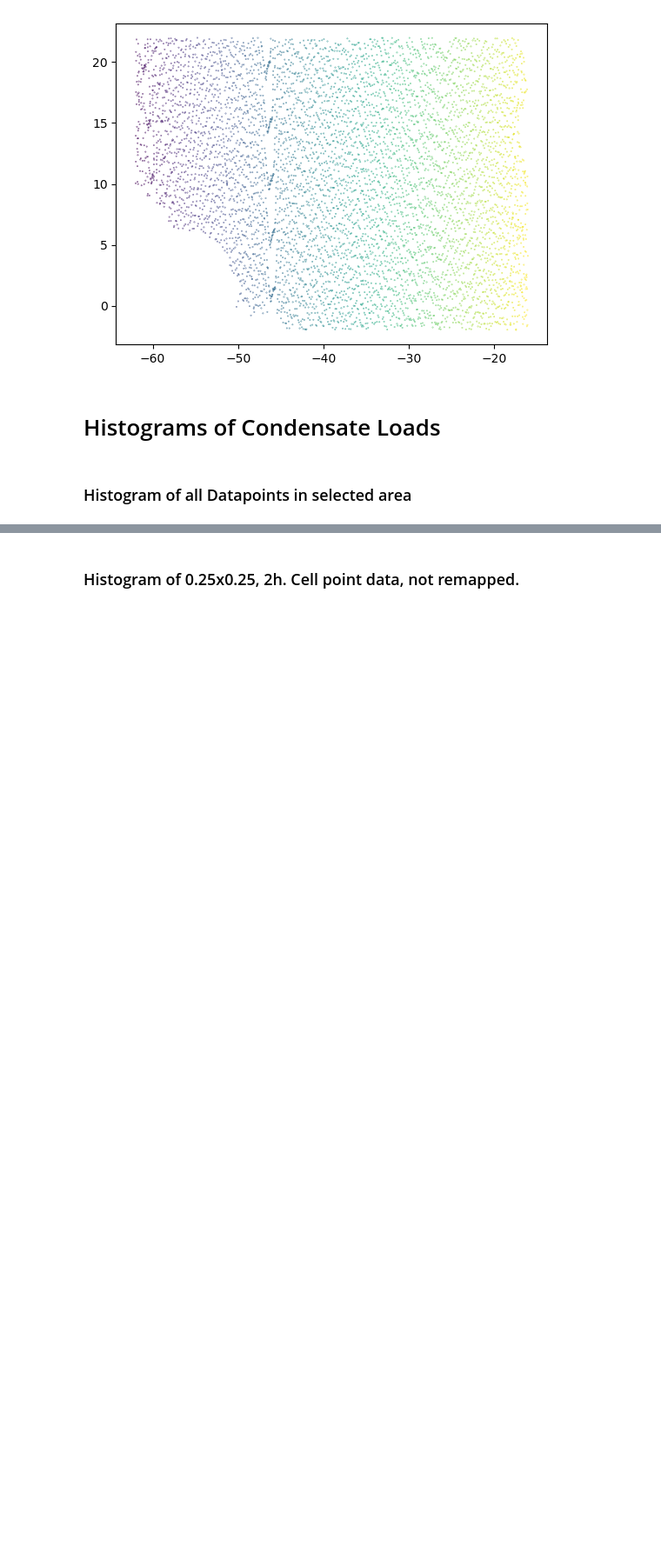
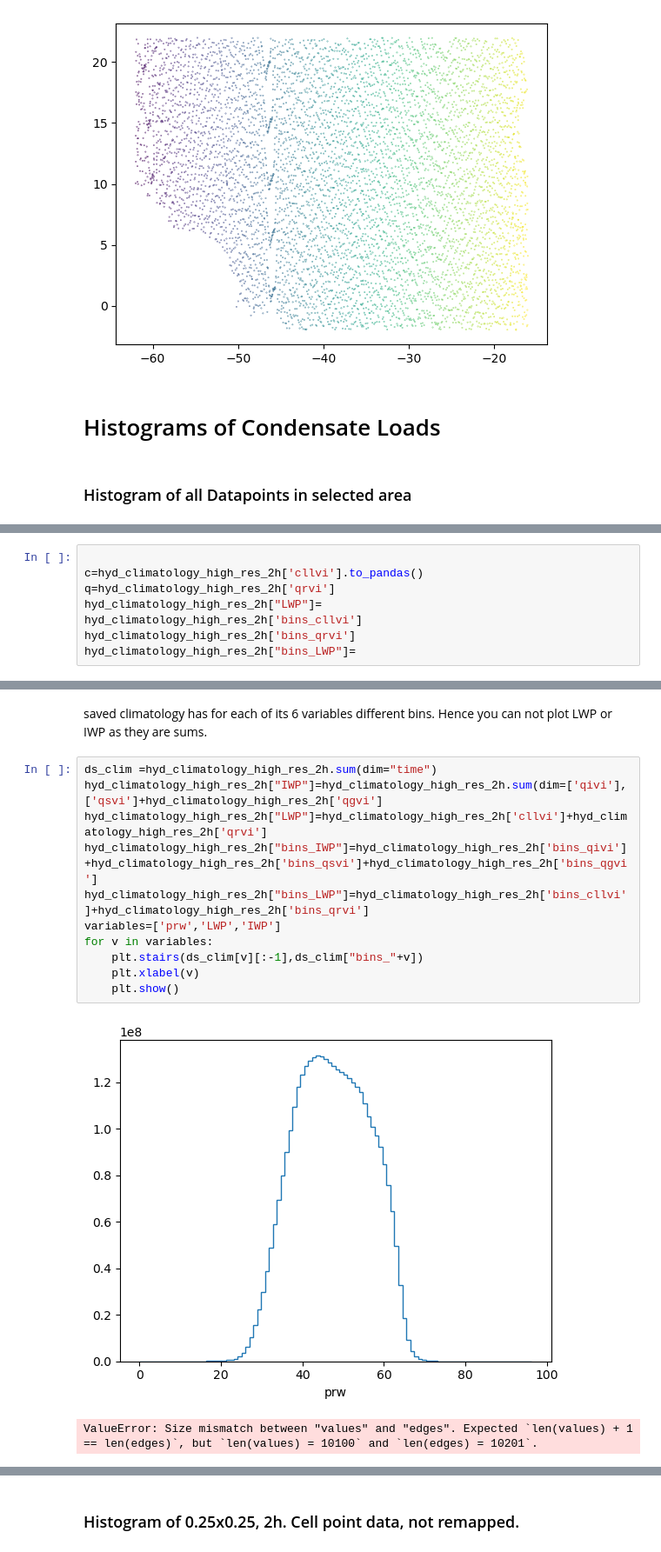
Before and after one commit to jani-be/NN_IWP_retrieval, a Jupyter notebook: NN_training_and_development/hydrometeor-climatology.ipynb, the cells around one changed output, grey strips where cells are left out. Shown at 87% size. Cells and saved outputs as stored; diff of their text form; blank space fills up the shorter version.

```diff
--- a/NN_training_and_development/hydrometeor-climatology.ipynb
+++ b/NN_training_and_development/hydrometeor-climatology.ipynb
@@ -276,0 +349,8 @@ plt.scatter(lon[common_idx],lat[common_idx],marker=".",alpha=1,s=0.3,c=common_id
+# %%
+
+c=hyd_climatology_high_res_2h['cllvi'].to_pandas()
+q=hyd_climatology_high_res_2h['qrvi']
+hyd_climatology_high_res_2h["LWP"]=
+hyd_climatology_high_res_2h['bins_cllvi']
+hyd_climatology_high_res_2h['bins_qrvi']
+hyd_climatology_high_res_2h["bins_LWP"]=
@@ -276,0 +375,16 @@ plt.scatter(lon[common_idx],lat[common_idx],marker=".",alpha=1,s=0.3,c=common_id
+# %% [markdown]
+saved climatology has for each of its 6 variables different bins. Hence you can not plot LWP or IWP as they are sums.
+# %%
+ds_clim =hyd_climatology_high_res_2h.sum(dim="time")
+hyd_climatology_high_res_2h["IWP"]=hyd_climatology_high_res_2h.sum(dim=['qivi'],['qsvi']+hyd_climatology_high_res_2h['qgvi']
+hyd_climatology_high_res_2h["LWP"]=hyd_climatology_high_res_2h['cllvi']+hyd_climatology_high_res_2h['qrvi']
+hyd_climatology_high_res_2h["bins_IWP"]=hyd_climatology_high_res_2h['bins_qivi']+hyd_climatology_high_res_2h['bins_qsvi']+hyd_climatology_high_res_2h['bins_qgvi']
+hyd_climatology_high_res_2h["bins_LWP"]=hyd_climatology_high_res_2h['bins_cllvi']+hyd_climatology_high_res_2h['bins_qrvi']
+variables=['prw','LWP','IWP']
+for v in variables:
+    plt.stairs(ds_clim[v][:-1],ds_clim["bins_"+v])
+    plt.xlabel(v)
+    plt.show()
+# %% [output]
+[figure, added]
+ValueError: Size mismatch between "values" and "edges". Expected `len(values) + 1 == len(edges)`, but `len(values) = 10100` and `len(edges) = 10201`.
```
Also changed, not shown: parts of 30 cells of this notebook.
